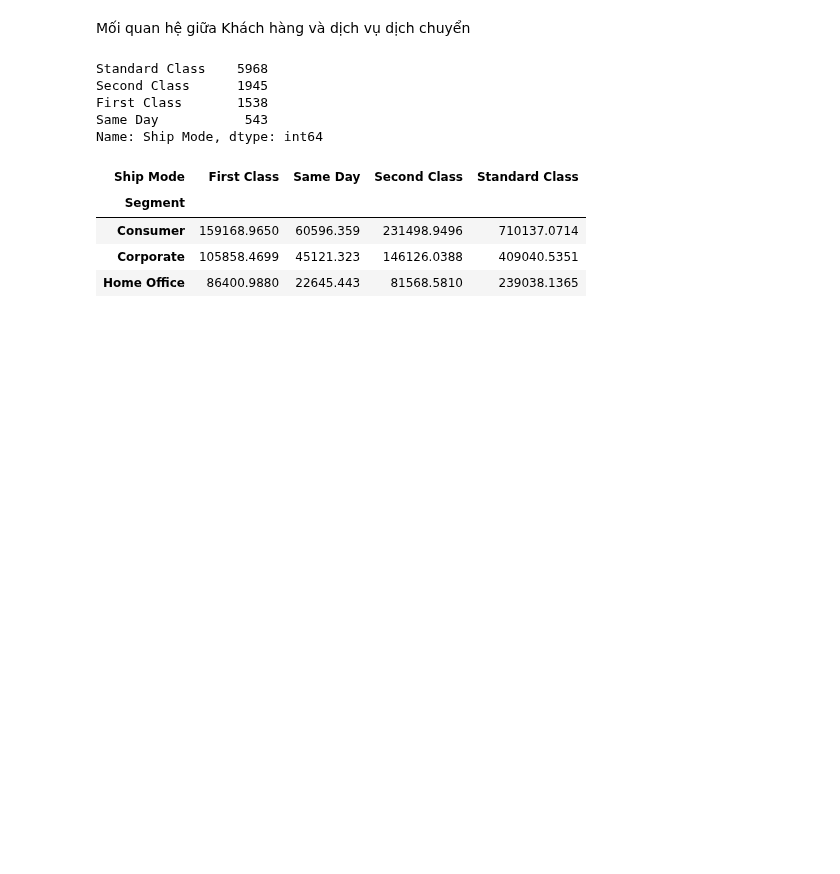
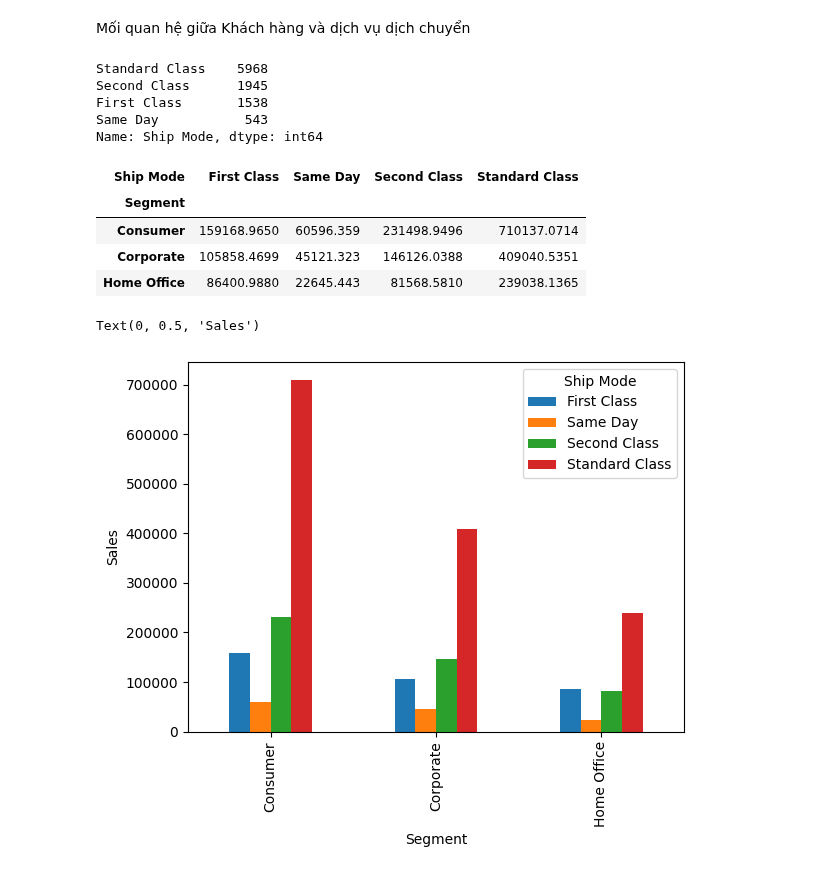
Before and after one commit to khangnl24112002/DataVisualization_Group02_Lab01, a Jupyter notebook: main.ipynb, the cells around one changed output. Cells and saved outputs as stored; diff of their text form; code cells hidden in the pictures; blank space fills up the shorter version.

Commit message:
Crrate pivot table sales and ship mode

```diff
--- a/main.ipynb
+++ b/main.ipynb
@@ -214,3 +214,9 @@ pivot_table
 | Consumer | 159168.9650 | 60596.359 | 231498.9496 | 710137.0714 |
 | Corporate | 105858.4699 | 45121.323 | 146126.0388 | 409040.5351 |
 | Home Office | 86400.9880 | 22645.443 | 81568.5810 | 239038.1365 |
+# %%
+pivot_table.plot(kind = 'bar'  ,stacked = False)
+plt.ylabel("Sales")
+# %% [output]
+Text(0, 0.5, 'Sales')
+[figure, added]
```
